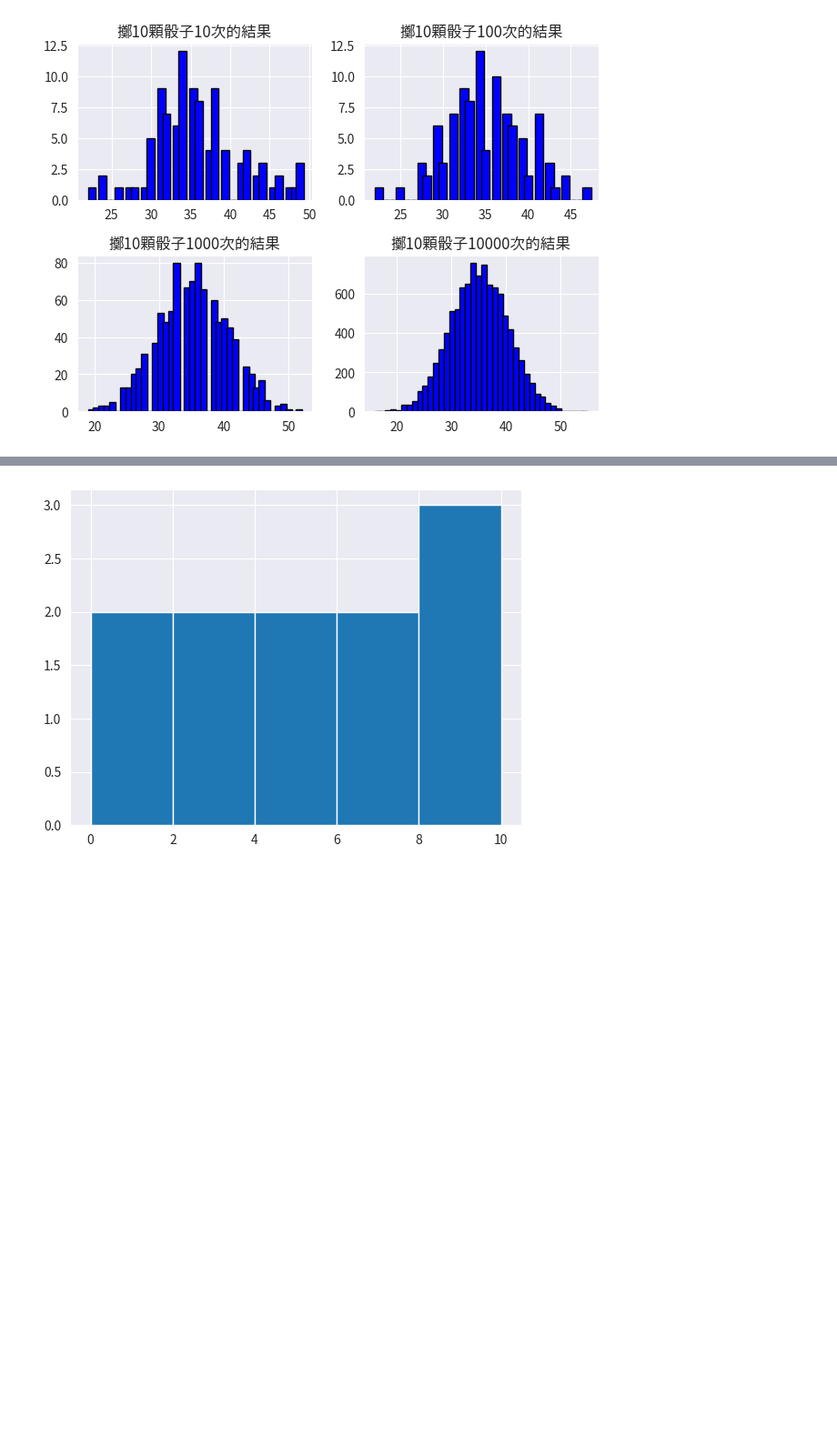
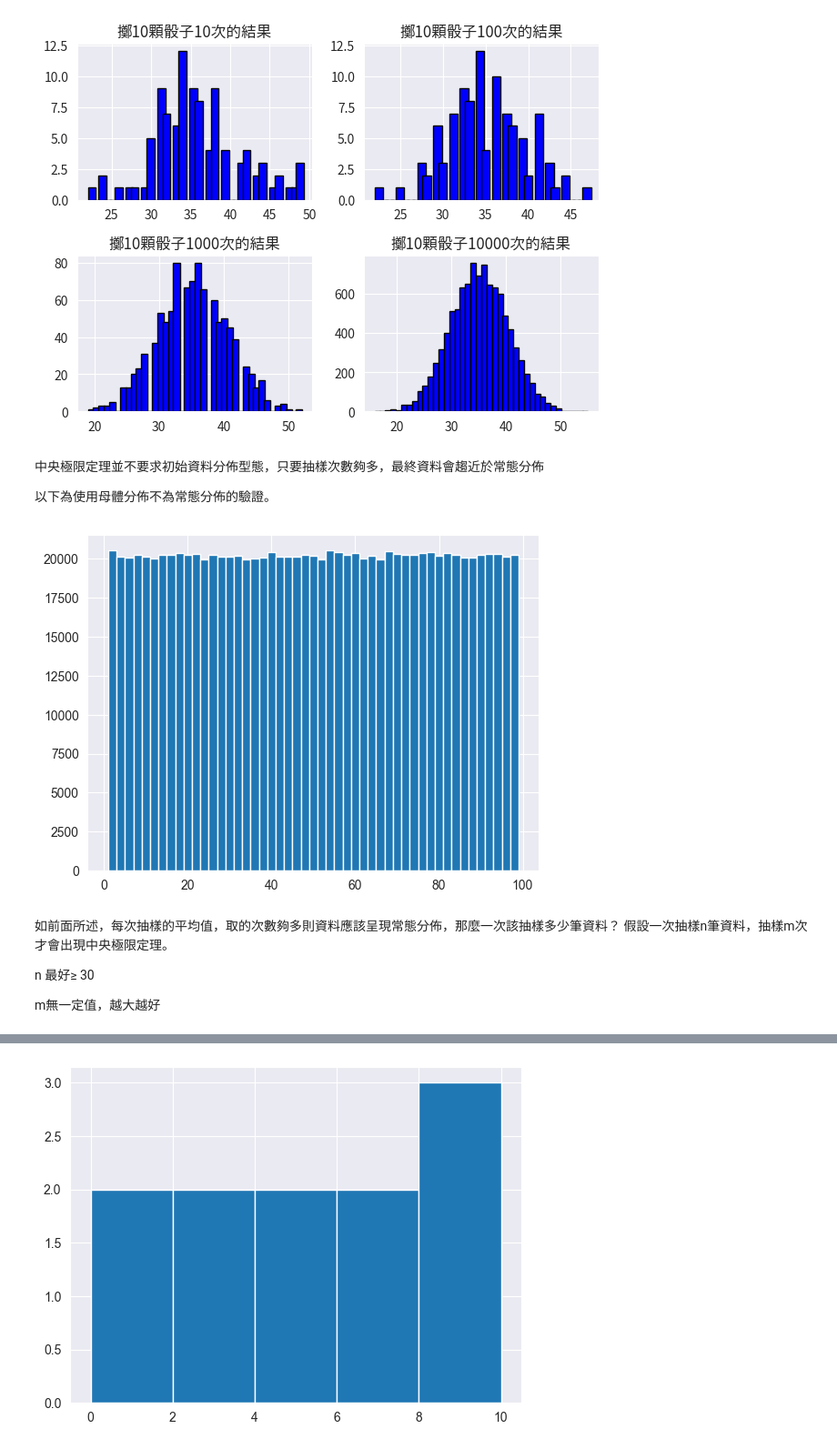
Before and after one commit to bananaiselite/Machine-Learning-Tutorial, a Jupyter notebook: 常態分佈/normal distribution.ipynb, the cells around one changed output, grey strips where cells are left out. Shown at 91% size. Cells and saved outputs as stored; diff of their text form; code cells hidden in the pictures; blank space fills up the shorter version.

```diff
--- a/常態分佈/normal distribution.ipynb
+++ b/常態分佈/normal distribution.ipynb
@@ -240,3 +234,23 @@ plt.tight_layout()
 plt.show()
 # %% [output]
 [figure]
+# %% [markdown]
+中央極限定理並不要求初始資料分佈型態，只要抽樣次數夠多，最終資料會趨近於常態分佈
+
+以下為使用母體分佈不為常態分佈的驗證。
+# %%
+import random
+data_num = 1000000
+data = [random.uniform(1, 100) for _ in range(data_num)]
+
+plt.hist(data, bins=range(1,100, 2))
+plt.show()
+# %% [output]
+[figure, added]
+# %% [markdown]
+如前面所述，每次抽樣的平均值，取的次數夠多則資料應該呈現常態分佈，那麼一次該抽樣多少筆資料？
+假設一次抽樣n筆資料，抽樣m次才會出現中央極限定理。
+
+n 最好≥ 30
+
+m無一定值，越大越好
```
Also changed, not shown: parts of 8 cells of this notebook.
